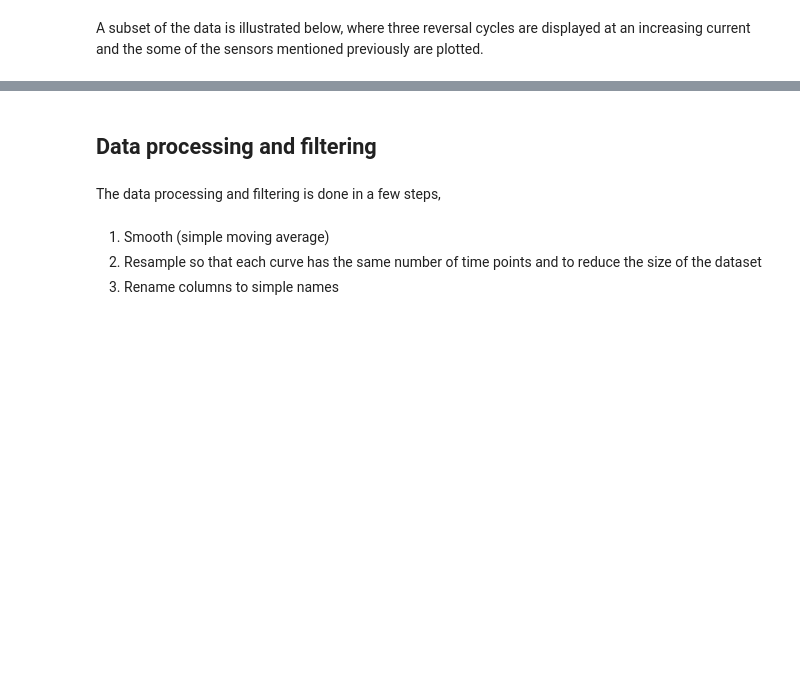
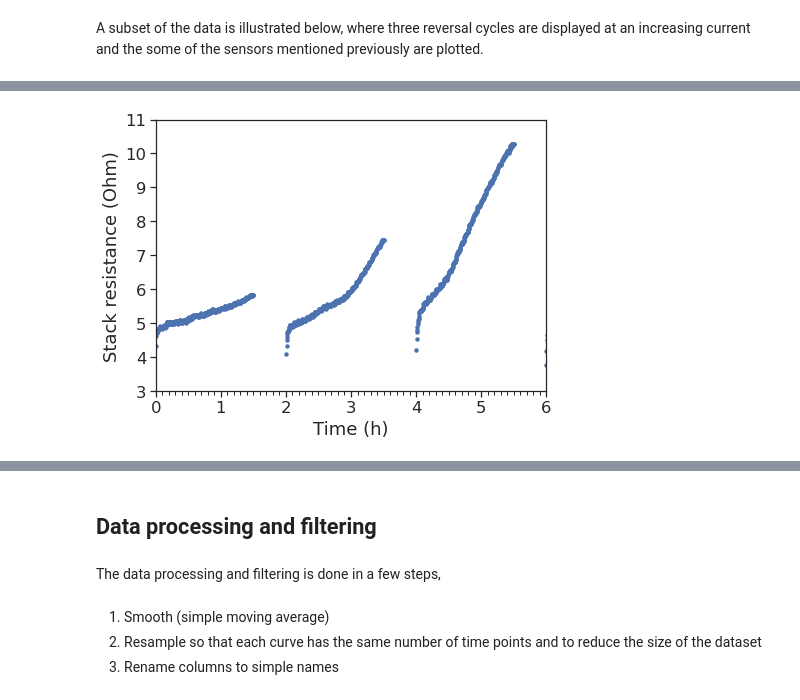
Before and after one commit to Beramos/Data-on-ion-exchange-membrane-fouling-by-humic-acid-during-electrodialysis, a Jupyter notebook: dataProcessing.ipynb, the cells around one changed output, grey strips where cells are left out. Saved outputs shown, nothing was run; the diff lists cells and outputs as text; code cells hidden in the pictures; blank space fills up the shorter version.

```diff
--- a/dataProcessing.ipynb
+++ b/dataProcessing.ipynb
@@ -268,0 +289,14 @@ f.savefig(figPath + name + '.png', dpi = 300)
+# %%
+f, axes = plt.subplots(figsize=(7, 5))
+sns.scatterplot(x="Time (h)", y="Rlinear", data=sliceDF,linewidth=0, s=20)
+axes.set_xlim((0,6))
+axes.set_ylim((3,11))
+axes.set(ylabel='Stack resistance (Ohm)')
+axes.set_xticks(np.arange(0,60)/10, minor=True);
+
+name = 'sensor_resistance'
+f.savefig(figPath + name + '.svg')
+f.savefig(figPath + name + '.pdf')
+f.savefig(figPath + name + '.png', dpi = 300)
+# %% [output]
+[figure, added]
```
Also changed, not shown: parts of 5 cells of this notebook.
